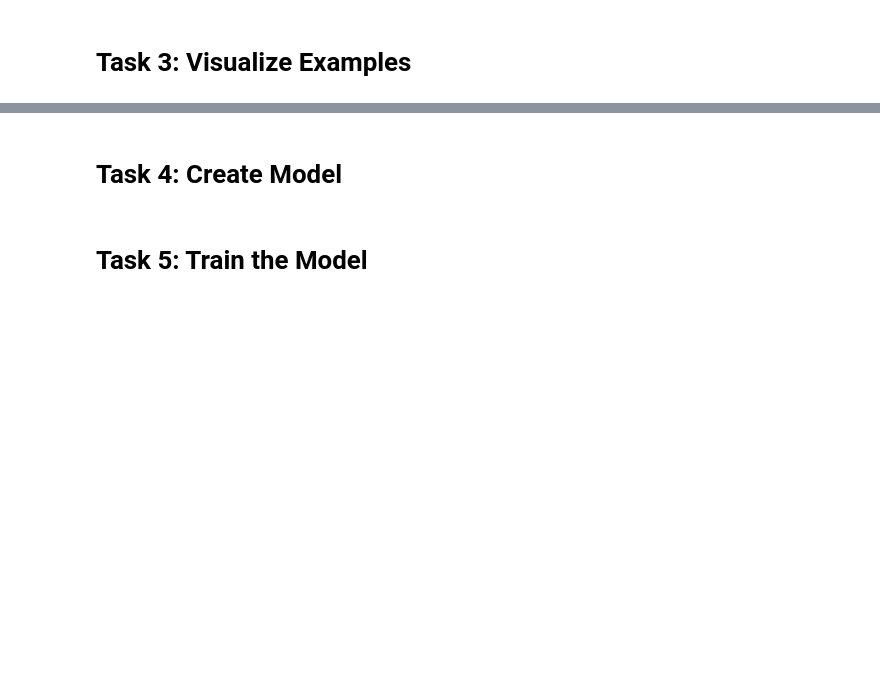
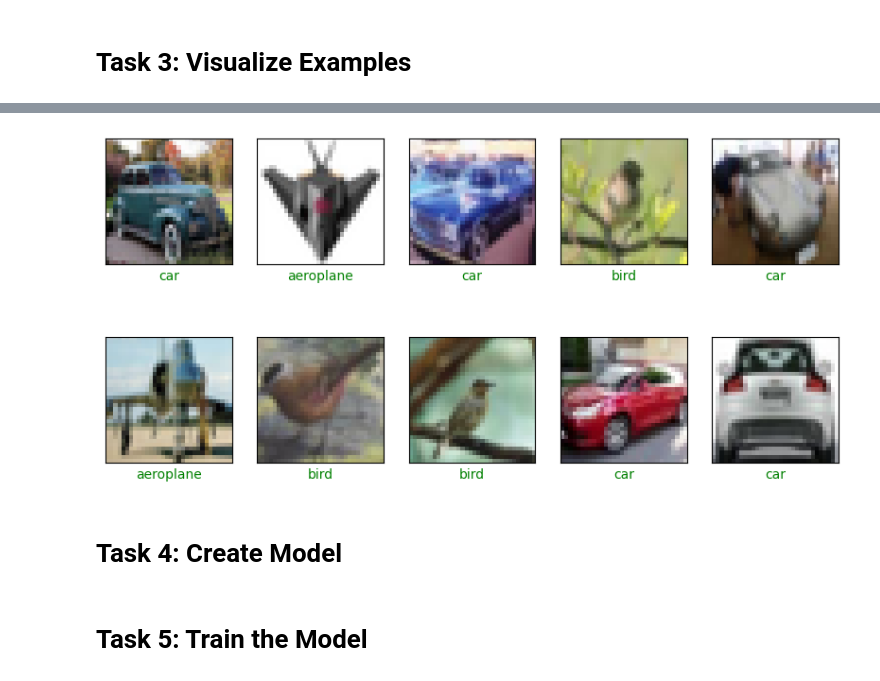
Before and after one commit to Usama-Amjad/Image-Classification-CNNs, a Jupyter notebook: Student Notebook.ipynb, the cells around one changed output, grey strips where cells are left out. Drawn from its saved outputs; the diff is of its cells as text; code cells hidden in the pictures; blank space fills up the shorter version.

```diff
--- a/Student Notebook.ipynb
+++ b/Student Notebook.ipynb
@@ -58,3 +88,7 @@ class_names = ['aeroplane', 'car', 'bird']
+# %%
+show_examples(x_test,y_test,y_test)
+# %% [output]
+[figure, added]
 # %% [markdown]
 # Task 4: Create Model
 # %%
```
Also changed, not shown: parts of 4 cells of this notebook.
